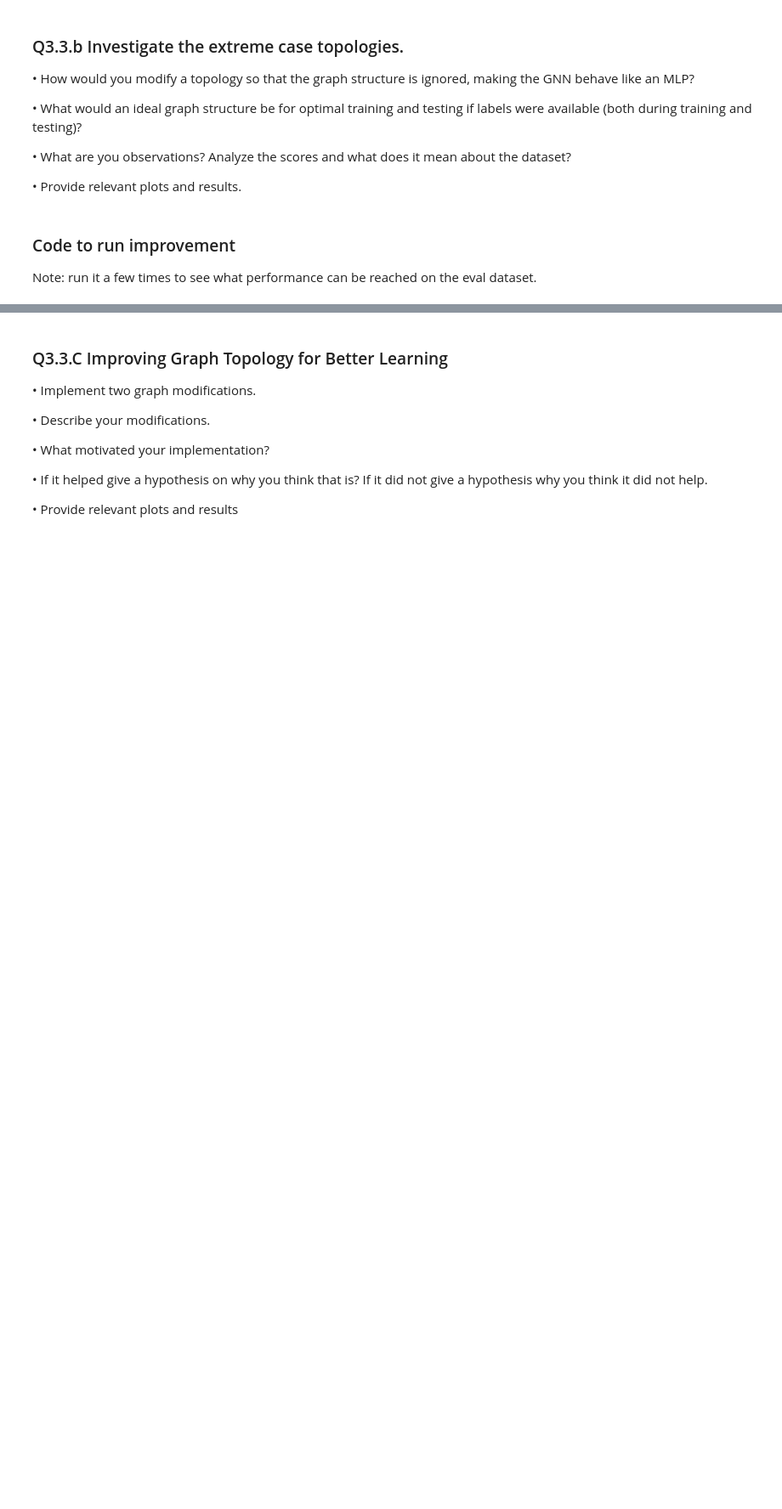
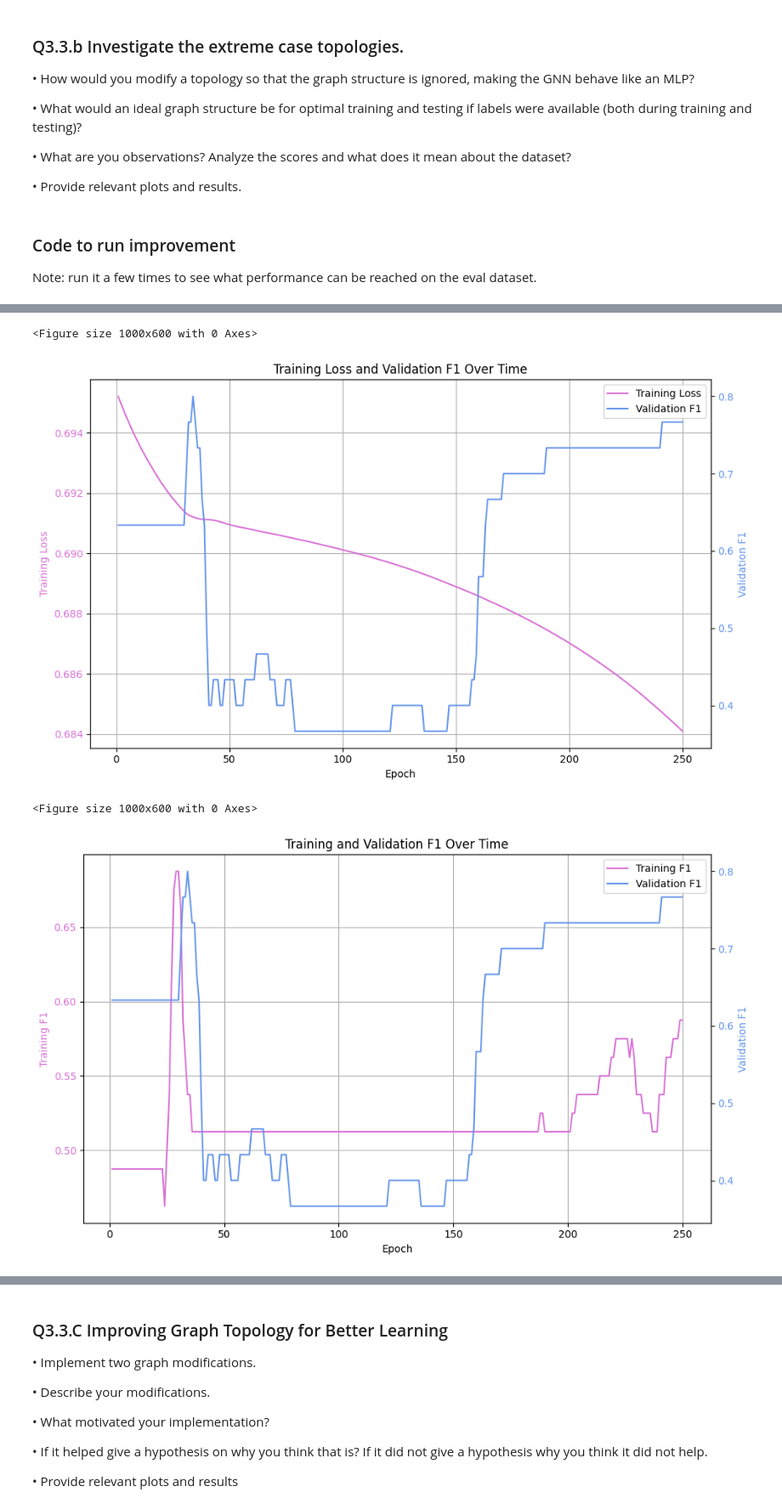
Before and after one commit to belfioreasia/Deep-Graph-Based-Learning, a Jupyter notebook: Coursework/q3_topology.ipynb, the cells around one changed output, grey strips where cells are left out. Shown at 85% size. Saved outputs shown, nothing was run; the diff lists cells and outputs as text; code cells hidden in the pictures; blank space fills up the shorter version.

```diff
--- a/Coursework/q3_topology.ipynb
+++ b/Coursework/q3_topology.ipynb
@@ -1134,12 +1164,14 @@ available (both during training and testing)?
 def augment_graph_gold_labels(G):
     """Augment graph to return A that would be 'perfect'"""
     X,A,y = G
-    return X,A,y
+    # fully connected graph
+    return X,torch.ones_like(A),y
 
 def augment_graph_no_effect(G):
     """Modify graph to return A that has no 'effect'"""
     X,A,y = G
-    return X,A,y
+    # identity matrix: no effect
+    return X,torch.eye(A.size(0)),y
 
 
 def improved_training(
@@ -1172,7 +1204,7 @@ def improved_training(
     model = LayeredGraphNeuralNetwork(**model_params)
     print(model)
 
-    losses, train_f1, val_f1, last_embeddings = train_model(
+    losses, train_f1, val_f1, train_embeddings, eval_embeddings = train_model(
         model,
         G_train,
         G_eval,
@@ -1181,7 +1213,7 @@ def improved_training(
         verbose=verbose,
         return_embeddings = return_embeddings
     )
-    return losses, train_f1, val_f1, last_embeddings
+    return losses, train_f1, val_f1, train_embeddings, eval_embeddings
 
 # ####################################################
 # END OF MODIFICATION
@@ -1200,21 +1232,20 @@ G2_eval = read_json_data(G2_EVAL_DATA_PATH, has_label=True) #returns a list of (
 model_params = {
     "input_dim":10,
     "hidden_dim":8,
-    "num_layers":4,
-}
-
-change_topology_params = {
-    "augmentation_strategy":"no_effect",
-    "normalise" : False,
+    "layers_num":4,
 }
 
 # change_topology_params = {
-#     "augmentation_strategy":"gold",
-#     "normalise" : True,
-
+#     "augmentation_strategy":"no_effect",
+#     "normalise" : False,
 # }
 
-losses, train_f1, val_f1, last_embeddings = improved_training(
+change_topology_params = {
+    "augmentation_strategy":"gold",
+    "normalise" : True,
+}
+
+losses, train_f1, val_f1, train_embeddings, eval_embeddings = improved_training(
     G2_train,
     G2_eval,
     model_params=model_params,
@@ -1222,10 +1253,16 @@ losses, train_f1, val_f1, last_embeddings = improved_training(
     lr=0.0005,
     verbose=True,
     return_embeddings = True,
-    change_topology_params = change_topology_params #change as needed
+    change_topology_params = change_topology_params, #change as needed
 )
-plot_training_and_validation(losses, val_f1)
+# plot_training_and_validation(losses, val_f1)
+X,A,y = G1_train
+# print(len(train_embeddings))
+# plot_tsne(train_embeddings, y)
 
-X,A,y = G1_train
-print(len(last_embeddings))
-plot_tsne(last_embeddings, y)
+
+plot_training_and_validation(losses, val_f1, graph1_label="Training Loss", graph2_label="Validation F1", x_label="Epoch", title="Training Loss and Validation F1 Over Time", save=True, plot_name=f"{change_topology_params['augmentation_strategy']}_layerGCN_loss")
+plot_training_and_validation(train_f1, val_f1, graph1_label="Training F1", graph2_label="Validation F1", x_label="Epoch", title="Training and Validation F1 Over Time", save=True, plot_name=f"{change_topology_params['augmentation_strategy']}_layerGCN_f1")
+plot_tsne(train_embeddings, y, save=True, plot_name=f"{change_topology_params['augmentation_strategy']}_train_tSNE")
+# plot_tsne(eval_embeddings, G2_eval[2], save=True, plot_name=f"{change_topology_params['augmentation_strategy']}_eval_tSNE")
+# %% [output]
@@ -1231,0 +1286,4 @@ plot_tsne(last_embeddings, y)
+<Figure size 1000x600 with 0 Axes>
+[figure, added]
+<Figure size 1000x600 with 0 Axes>
+[figure, added]
```
Also changed, not shown: parts of 14 cells of this notebook, 29 other files.
